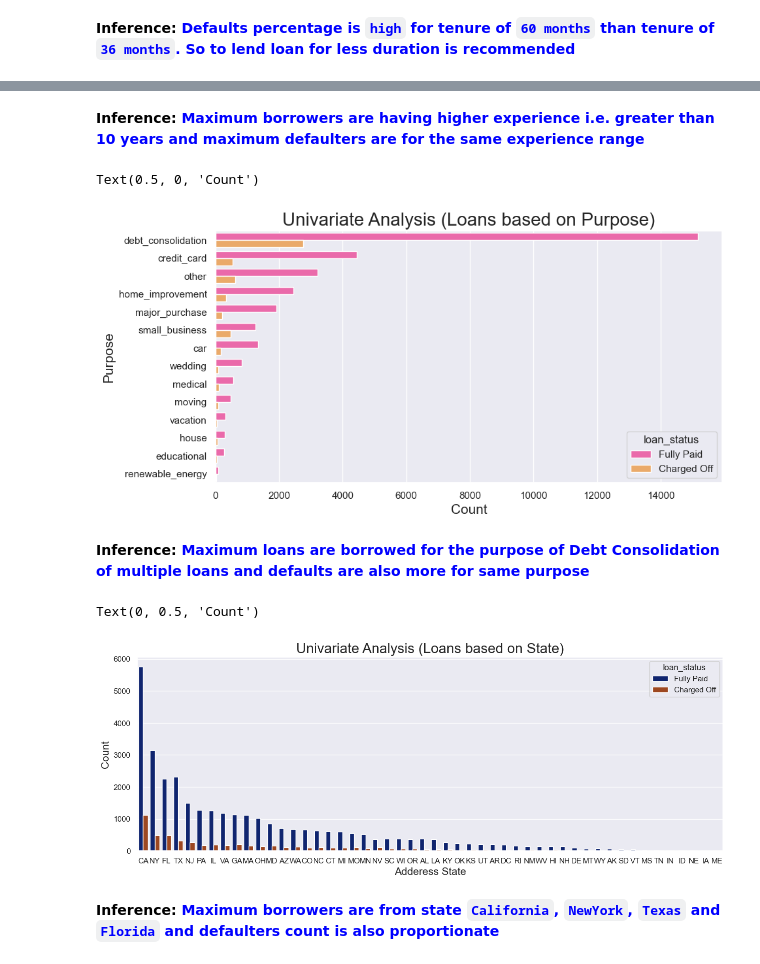
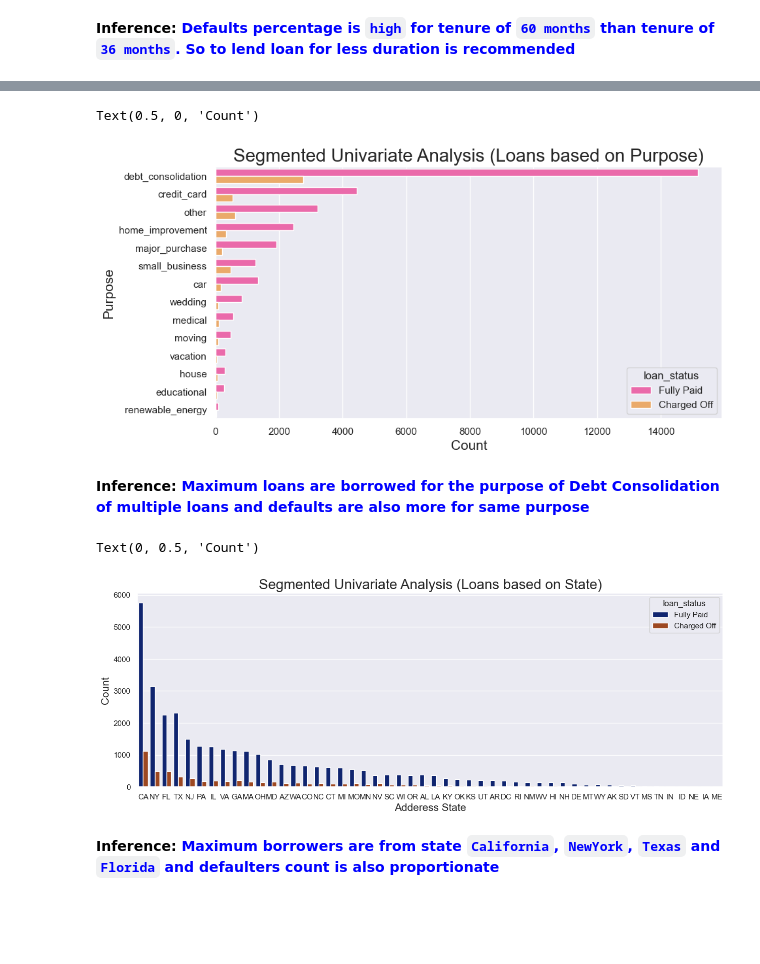
Before and after one commit to upasanapaul/LendingClubCaseStudy, a Jupyter notebook: lending_club_case_study.ipynb, the cells around one changed output, grey strips where cells are left out. Saved outputs shown, nothing was run; the diff lists cells and outputs as text; code cells hidden in the pictures; blank space fills up the shorter version.

```diff
--- a/lending_club_case_study.ipynb
+++ b/lending_club_case_study.ipynb
@@ -512,26 +574,24 @@ Text(0, 0.5, 'Count')
-# %% [markdown]
-**Inference: <font color="blue">Maximum borrowers are having higher experience i.e. greater than 10 years and maximum defaulters are for the same experience range</font>**
 # %%
 # Plot Countplot graph for purpose column to find Univariate Analysis
 plt.figure(figsize=(10,5))
 sns.countplot(y='purpose', data=loan_df, hue=loan_df.loan_status, order=loan_df.purpose.value_counts().index, palette='spring')
-plt.title("Univariate Analysis (Loans based on Purpose)", fontsize=20)
+plt.title("Segmented Univariate Analysis (Loans based on Purpose)", fontsize=20)
 plt.ylabel("Purpose", fontsize=15)
 plt.xlabel("Count", fontsize=15)
 # %% [output]
 Text(0.5, 0, 'Count')
-[figure, old version]
+[figure, new version]
 # %% [markdown]
 **Inference: <font color="blue">Maximum loans are borrowed for the purpose of Debt Consolidation of multiple loans and defaults are also more for same purpose</font>**
 # %%
 # Plot Countplot graph for addr_state column to find Univariate Analysis
 plt.figure(figsize=(15,5))
 sns.countplot(x='addr_state', data=loan_df, hue=loan_df.loan_status, order=loan_df.addr_state.value_counts().index, palette='dark')
-plt.title("Univariate Analysis (Loans based on State)", fontsize=20)
+plt.title("Segmented Univariate Analysis (Loans based on State)", fontsize=20)
 plt.xlabel("Adderess State", fontsize=15)
 plt.ylabel("Count", fontsize=15)
 # %% [output]
 Text(0, 0.5, 'Count')
-[figure, old version]
+[figure, new version]
 # %% [markdown]
 **Inference: <font color="blue">Maximum borrowers are from state `California`, `NewYork`, `Texas` and `Florida` and defaulters count is also proportionate</font>**
```
Also changed, not shown: parts of 22 cells of this notebook.
